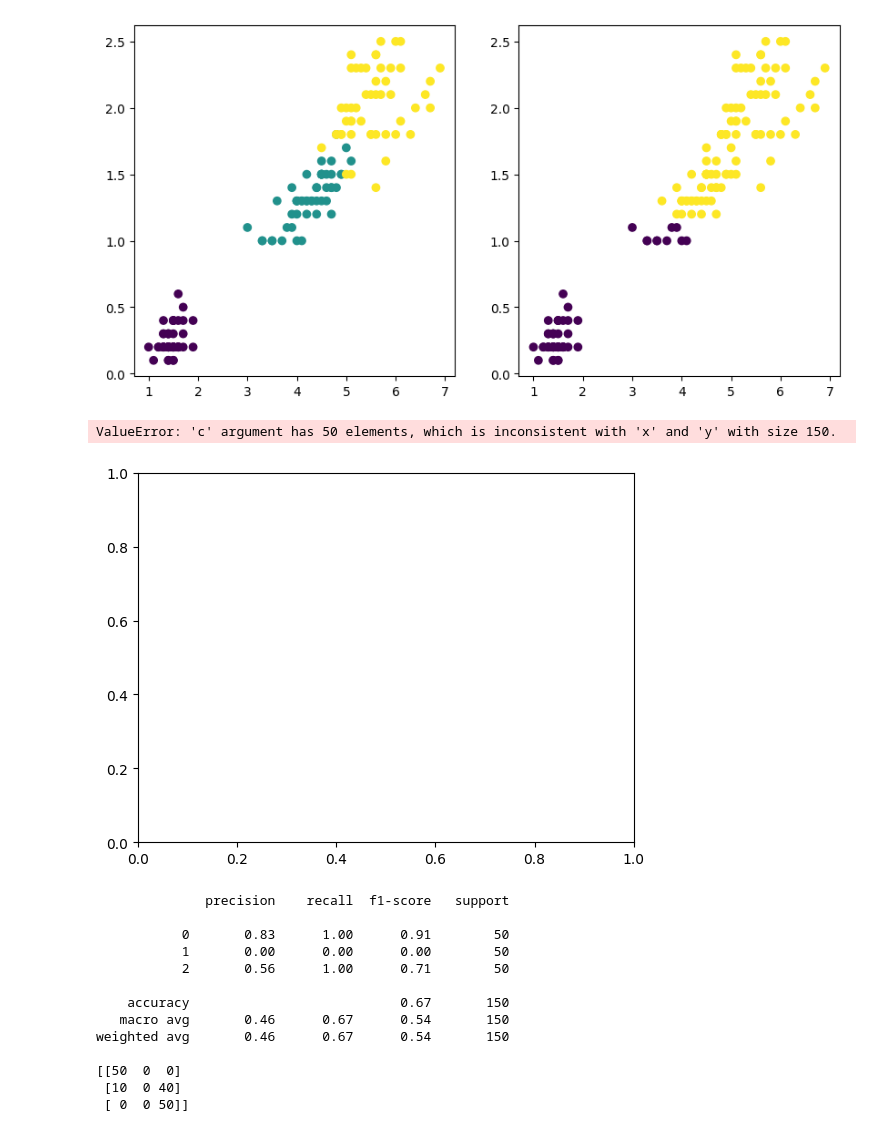
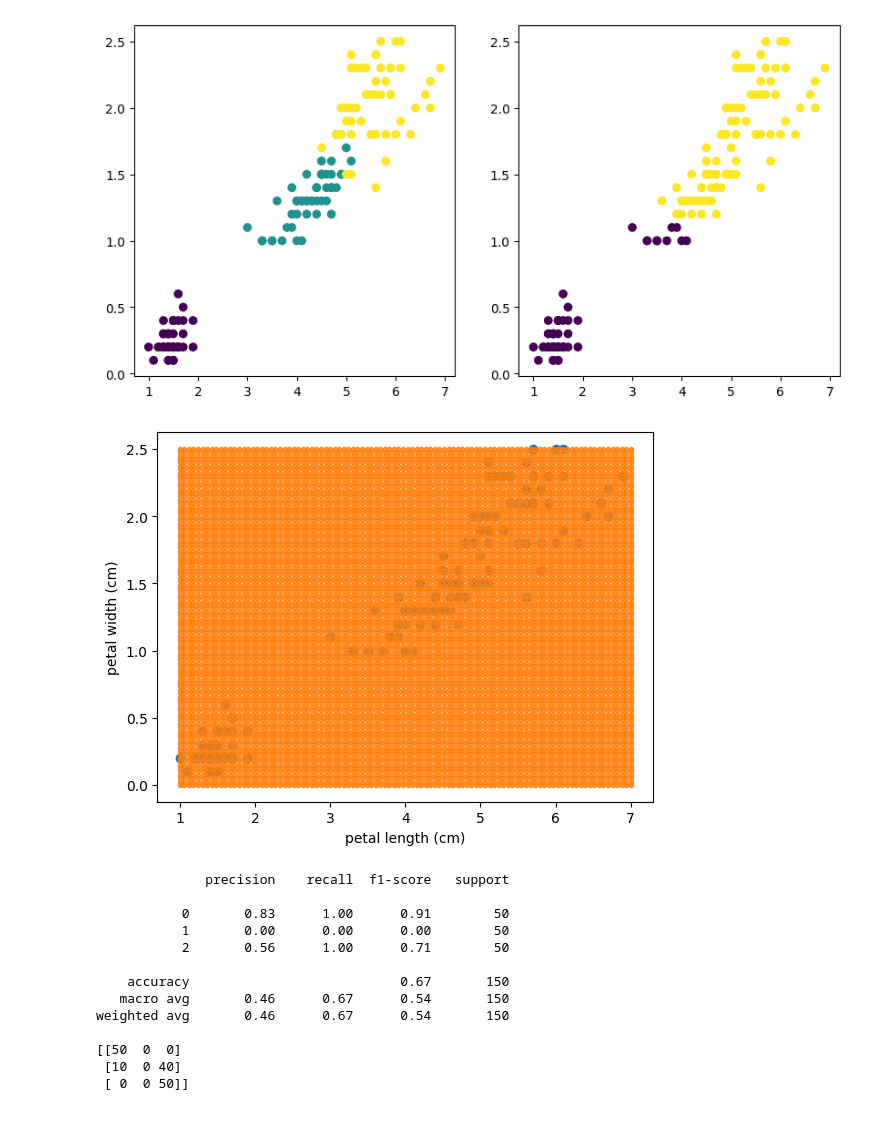
Before and after one commit to dustyshaw/machine-learning, a Jupyter notebook: notes/day10_SVCs.ipynb, the cells around one changed output. Saved outputs shown, nothing was run; the diff lists cells and outputs as text; code cells hidden in the pictures.

```diff
--- a/notes/day10_SVCs.ipynb
+++ b/notes/day10_SVCs.ipynb
@@ -83,18 +83,17 @@ ax[1].scatter(iris.data[:,2], iris.data[:,3], c=y_pred)
 # %%
 # from last time...
 X_test, Y_test = np.meshgrid(np.linspace(1, 7, 100), np.linspace(0,2.5,100))
 X_test = np.array([X_test.flatten(), Y_test.flatten()]).T
 
 y_pred = svc_model.predict(X_test)
 
-plt.scatter(iris['data'][:,2], iris['data'][:,3], c=iris['data'][:50,2])
+plt.scatter(iris['data'][:,2], iris['data'][:,3])
 plt.xlabel(iris['feature_names'][2])
 plt.ylabel(iris['feature_names'][3])
-plt.scatter(X_test[:,0], X_test[:,1], c=y_pred, alpha=0.8, marker='.', s=1)
+plt.scatter(X_test[:,0], X_test[:,1], alpha=0.8, marker='.')
 plt.show()
 # %% [output]
-ValueError: 'c' argument has 50 elements, which is inconsistent with 'x' and 'y' with size 150.
-[figure, old version]
+[figure, new version]
 # %%
 from sklearn.metrics import classification_report, confusion_matrix
 
```
Also changed, not shown: 1 other file.
